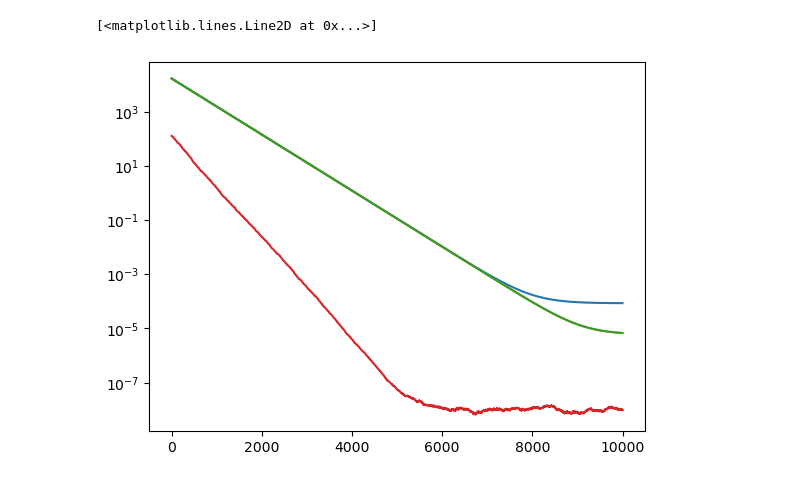
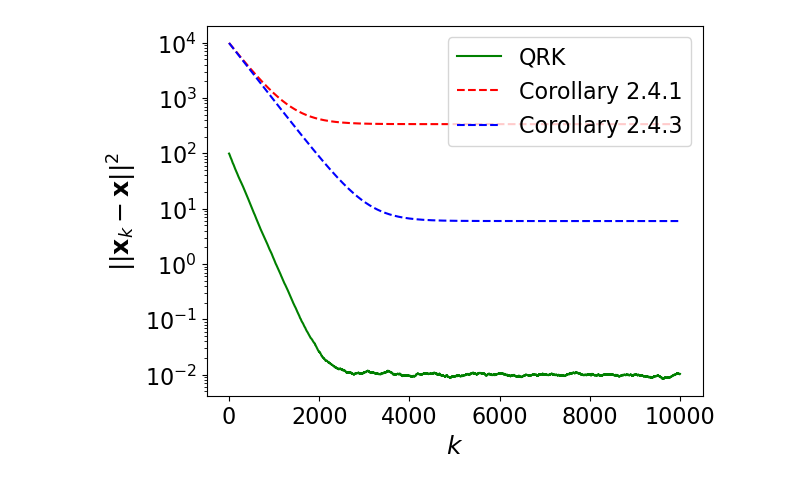
Before and after one commit to jamiehadd/Kacz4TimeVarying, a Jupyter notebook: CorruptedKaczTests.ipynb, the cells around one changed output. Drawn from its saved outputs; the diff is of its cells as text; code cells hidden in the pictures.

```diff
--- a/CorruptedKaczTests.ipynb
+++ b/CorruptedKaczTests.ipynb
@@ -45,12 +46,22 @@ iters = list(range(num))
 
 #Noise parameters
 mu = 0
-sig = 0.00001
+sig = 0.01
 mu2 = sig*math.sqrt(2/np.pi)
 sig2 = sig*math.sqrt(1-2/np.pi)
-nmax = 3*sig
+noise_max = 0
+sampsize = 10
 # %%
 #Compute sigma values
 
 sigmin = minSV2(A_n,q,beta)
 sigmax = np.linalg.svd(A_n,compute_uv=False).max()
+# %%
+#kacz_experiment_3 = QuantileRK2_ex_n(A_n,x_t,b_t,q,m,beta,csize,sig,num)
+
+kacz_experiment_qrk_avg = [0]*num
+for i in range(sampsize):
+    _,_,kacz_experiment_qrk,noise_m_i = QuantileRK2(A_n,x_t,b_t,q,m,beta,csize,sig,num)
+    noise_max = max(noise_max,noise_m_i)
+    kacz_experiment_qrk_avg = list(map(lambda x: x[0]+x[1], list(zip(kacz_experiment_qrk,kacz_experiment_qrk_avg))))
+kacz_experiment_qrk_avg = list(map(lambda x: x/sampsize, kacz_experiment_qrk_avg))
@@ -57,5 +72,5 @@ sigmax = np.linalg.svd(A_n,compute_uv=False).max()
 # %%
 #Generate errors
 
-errors1 = error_bound_crl_1(A_n,x_t,q,beta,nmax,q,num)
+errors1 = error_bound_crl_1(A_n,x_t,q,beta,noise_max,q,num)
 # %%
@@ -71,8 +80,17 @@ kacz_experiment_3 = QuantileRK2_ex_n(A_n,x_t,b_t,q,m,beta,csize,sig,num)
-# %%
-plt.semilogy(iters,errors1)
-plt.semilogy(iters,errors2)
-plt.semilogy(iters,errors3)
-plt.semilogy(kacz_experiment_3[1],kacz_experiment_3[2])
-# %% [output]
-[<matplotlib.lines.Line2D at 0x...>]
-[figure, removed]
+# %%
+fig = plt.figure()
+
+plt.semilogy(iters,kacz_experiment_qrk_avg,'g-')
+plt.semilogy(iters,errors1, 'r--')
+#plt.semilogy(iters,errors2, 'g--')
+plt.semilogy(iters,errors3, 'b--')
+
+#plt.title(r"$20000 \times 100$ Matrix, $\mu = $, $\sigma = $")
+plt.rcParams.update({'font.size': 16})
+plt.tick_params(labelsize=16)
+plt.xlabel('$k$',{'size':18})
+plt.ylabel('$||\mathbf{x}_k - \mathbf{x}||^2$',{'size':18})
+plt.legend(['QRK','Corollary 2.4.1', 'Corollary 2.4.3'],loc="upper right")
+fig.show()
+# %% [output]
+[figure, added]
```
Also changed, not shown: parts of 6 cells of this notebook, 2 other files.
